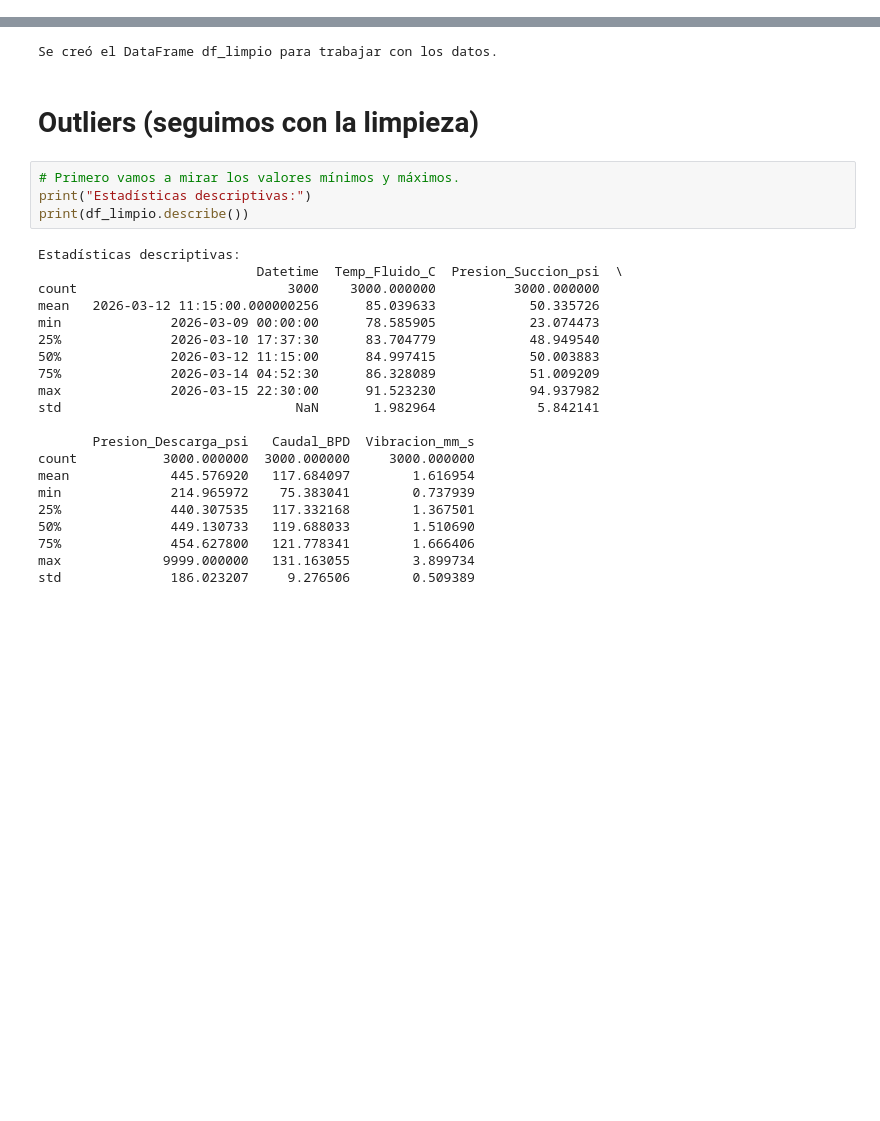
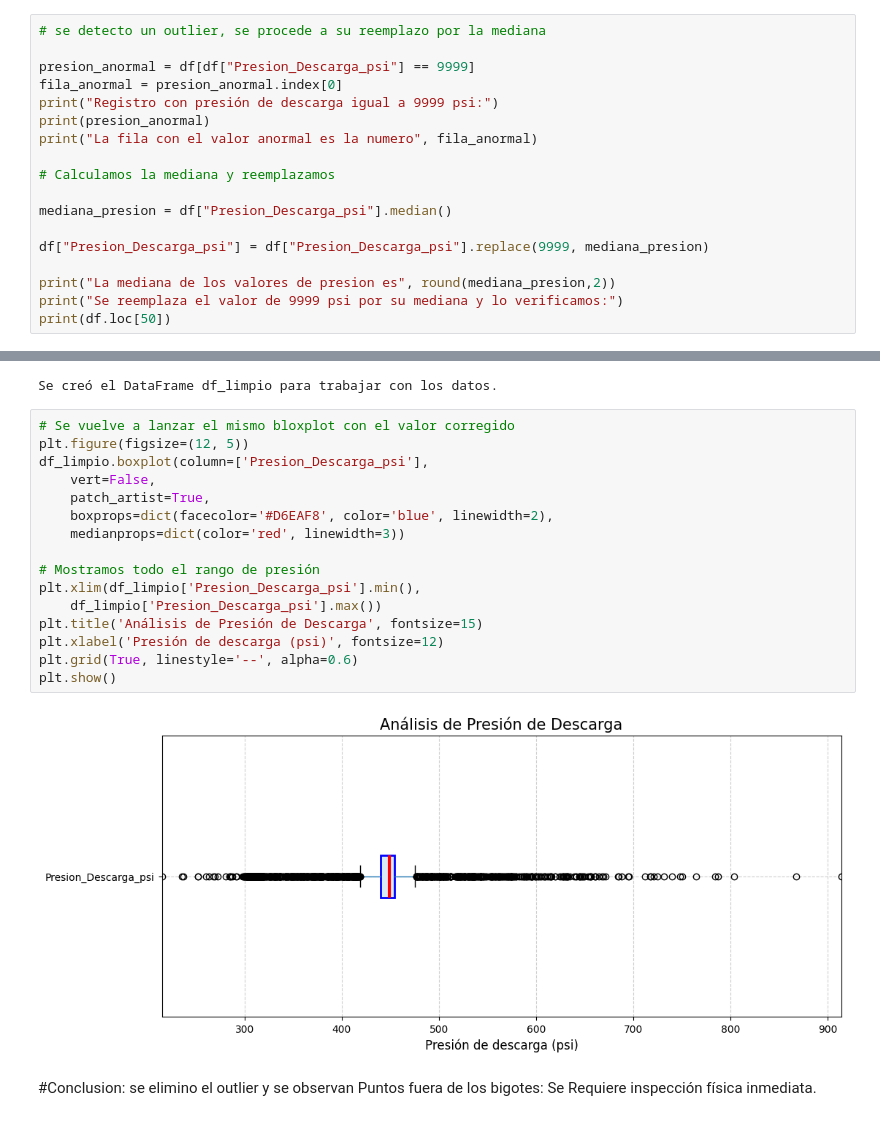
Before and after one commit to dacdemon/ITD, a Jupyter notebook: Practica_3.ipynb, the cells around one changed output, grey strips where cells are left out. Saved outputs shown, nothing was run; the diff lists cells and outputs as text; blank space fills up the shorter version.

```diff
--- a/Practica_3.ipynb
+++ b/Practica_3.ipynb
@@ -116,0 +163,18 @@ dtype: int64
+# %%
+# se detecto un outlier, se procede a su reemplazo por la mediana
+
+presion_anormal = df[df["Presion_Descarga_psi"] == 9999]
+fila_anormal = presion_anormal.index[0]
+print("Registro con presión de descarga igual a 9999 psi:")
+print(presion_anormal)
+print("La fila con el valor anormal es la numero", fila_anormal)
+
+# Calculamos la mediana y reemplazamos
+
+mediana_presion = df["Presion_Descarga_psi"].median()
+
+df["Presion_Descarga_psi"] = df["Presion_Descarga_psi"].replace(9999, mediana_presion)
+
+print("La mediana de los valores de presion es", round(mediana_presion,2))
+print("Se reemplaza el valor de 9999 psi por su mediana y lo verificamos:")
+print(df.loc[50])
@@ -122,30 +204,23 @@ df_limpio = df.copy()
 print("Se creó el DataFrame df_limpio para trabajar con los datos.")
 # %% [output]
 Se creó el DataFrame df_limpio para trabajar con los datos.
-# %% [markdown]
-# Outliers (seguimos con la limpieza)
-# %%
-# Primero vamos a mirar los valores mínimos y máximos.
-print("Estadísticas descriptivas:")
-print(df_limpio.describe())
-# %% [output]
-Estadísticas descriptivas:
-                            Datetime  Temp_Fluido_C  Presion_Succion_psi  \
-count                           3000    3000.000000          3000.000000
-mean   2026-03-12 11:15:00.000000256      85.039633            50.335726
-min              2026-03-09 00:00:00      78.585905            23.074473
-25%              2026-03-10 17:37:30      83.704779            48.949540
-50%              2026-03-12 11:15:00      84.997415            50.003883
-75%              2026-03-14 04:52:30      86.328089            51.009209
-max              2026-03-15 22:30:00      91.523230            94.937982
-std                              NaN       1.982964             5.842141
-
-       Presion_Descarga_psi   Caudal_BPD  Vibracion_mm_s
-count           3000.000000  3000.000000     3000.000000
-mean             445.576920   117.684097        1.616954
-min              214.965972    75.383041        0.737939
-25%              440.307535   117.332168        1.367501
-50%              449.130733   119.688033        1.510690
-75%              454.627800   121.778341        1.666406
-max             9999.000000   131.163055        3.899734
-std              186.023207     9.276506        0.509389
+# %%
+# Se vuelve a lanzar el mismo bloxplot con el valor corregido
+plt.figure(figsize=(12, 5))
+df_limpio.boxplot(column=['Presion_Descarga_psi'],
+    vert=False,
+    patch_artist=True,
+    boxprops=dict(facecolor='#D6EAF8', color='blue', linewidth=2),
+    medianprops=dict(color='red', linewidth=3))
+
+# Mostramos todo el rango de presión
+plt.xlim(df_limpio['Presion_Descarga_psi'].min(),
+    df_limpio['Presion_Descarga_psi'].max())
+plt.title('Análisis de Presión de Descarga', fontsize=15)
+plt.xlabel('Presión de descarga (psi)', fontsize=12)
+plt.grid(True, linestyle='--', alpha=0.6)
+plt.show()
+# %% [output]
+[figure, added]
+# %% [markdown]
+#Conclusion: se elimino el outlier y se observan Puntos fuera de los bigotes: Se Requiere inspección física inmediata.
```
Also changed, not shown: parts of 11 cells of this notebook.
